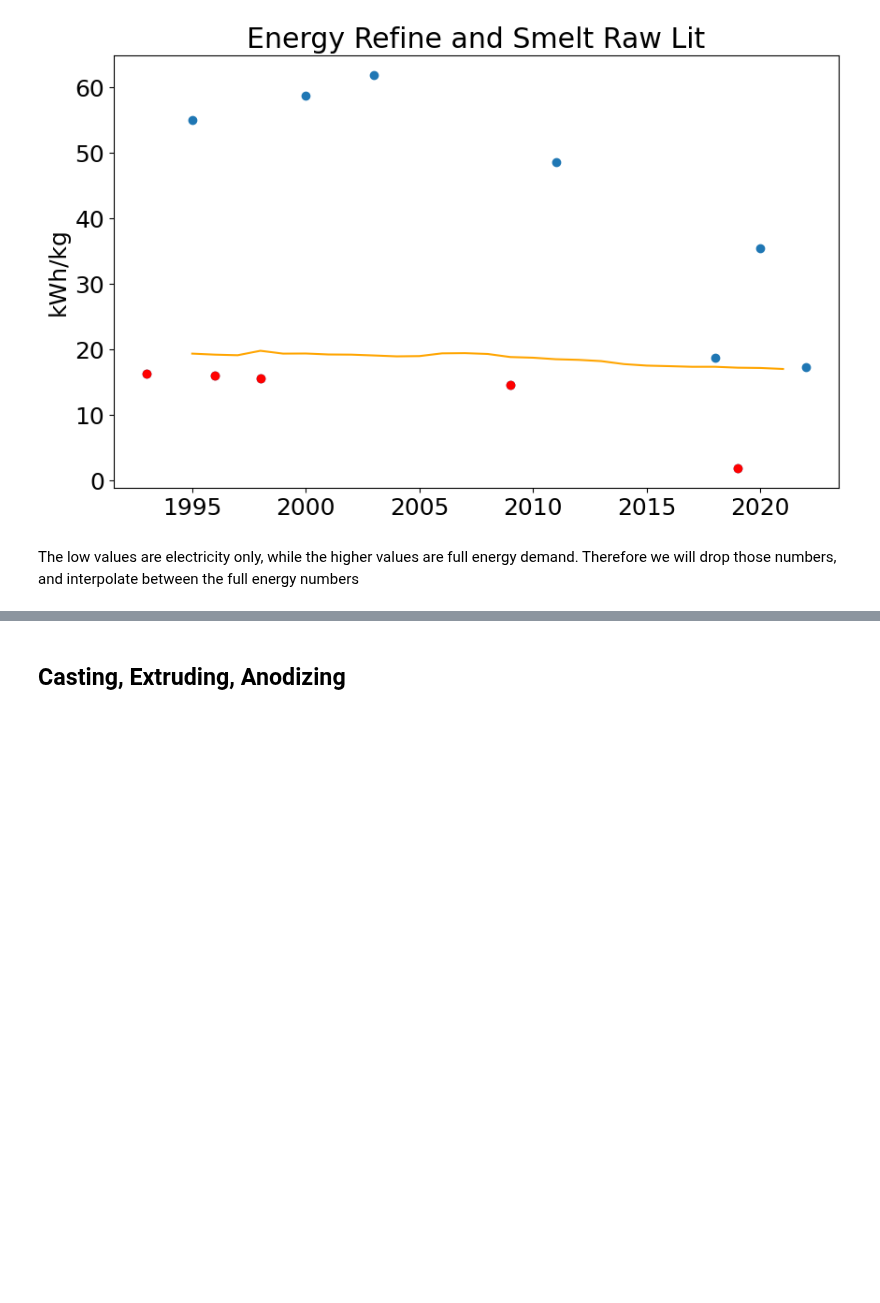
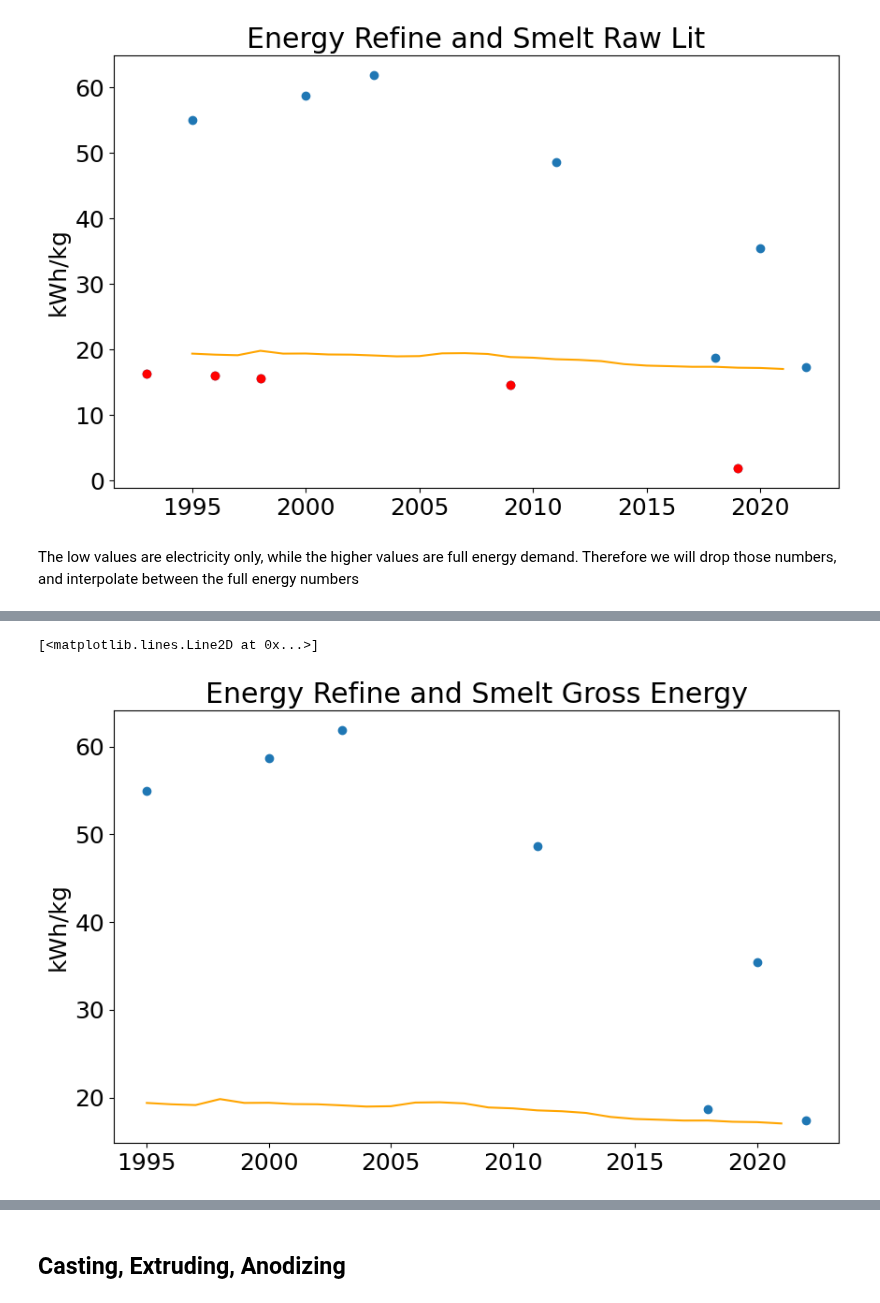
Before and after one commit to NREL/PV_ICE, a Jupyter notebook: docs/tutorials/baseline development documentation/(baseline development) Energy Aluminum Frames.ipynb, the cells around one changed output, grey strips where cells are left out. Saved outputs shown, nothing was run; the diff lists cells and outputs as text; code cells hidden in the pictures; blank space fills up the shorter version.

```diff
--- a/docs/tutorials/baseline development documentation/(baseline development) Energy Aluminum Frames.ipynb
+++ b/docs/tutorials/baseline development documentation/(baseline development) Energy Aluminum Frames.ipynb
@@ -182,12 +198,8 @@ plt.plot(IAI_refinesmelt_world, color='orange')
 # %% [markdown]
 The low values are electricity only, while the higher values are full energy demand. Therefore we will drop those numbers, and interpolate between the full energy numbers
 # %%
-#remove the electricity only rows
-#e_refinesmeltAl_raw.loc[~e_refinesmeltAl_raw.index.isin(e_refinesmeltAl_trim.index),:]
-e_refinesmeltAl_raw[~e_refinesmeltAl_trim['Notes'].str.contains('electricity only')]
-
-#.loc[:,~allenergy.columns.isin(energyGen.columns)], e_refinesmeltAl_trim_elecOnly
-#e_refinesmeltAl_trim[e_refinesmeltAl_trim['Notes'].str.contains('electricity only')]
-#IAI_aluminumSmelt_raw.loc[(slice(None),['Total Energy_ac']),:] #slice on the multilevel
-#IAI_aluminumSmelt_totE = IAI_aluminumSmelt_raw[['World']].xs('Total Energy_ac', level=1) # slice on the multilevel
+#set the electricity only rows to Nan
+e_refinesmeltAl = e_refinesmeltAl_raw.copy()
+e_refinesmeltAl.loc[e_refinesmeltAl_raw.index.isin(e_refinesmeltAl_trim_elecOnly.index),:]=np.nan
+e_refinesmeltAl.head()
 # %% [output]
@@ -194,0 +213,9 @@ IndexingError: Unalignable boolean Series provided as indexer (index of the bool
+# %%
+plt.scatter(e_refinesmeltAl.index, e_refinesmeltAl['E_refineSmelt_kWhpkg'], marker='o')
+
+plt.title('Energy Refine and Smelt Gross Energy')
+plt.ylabel('kWh/kg')
+plt.plot(IAI_refinesmelt_world, color='orange')
+# %% [output]
+[<matplotlib.lines.Line2D at 0x...>]
+[figure, added]
```
Also changed, not shown: parts of 23 cells of this notebook, 7 other files.
